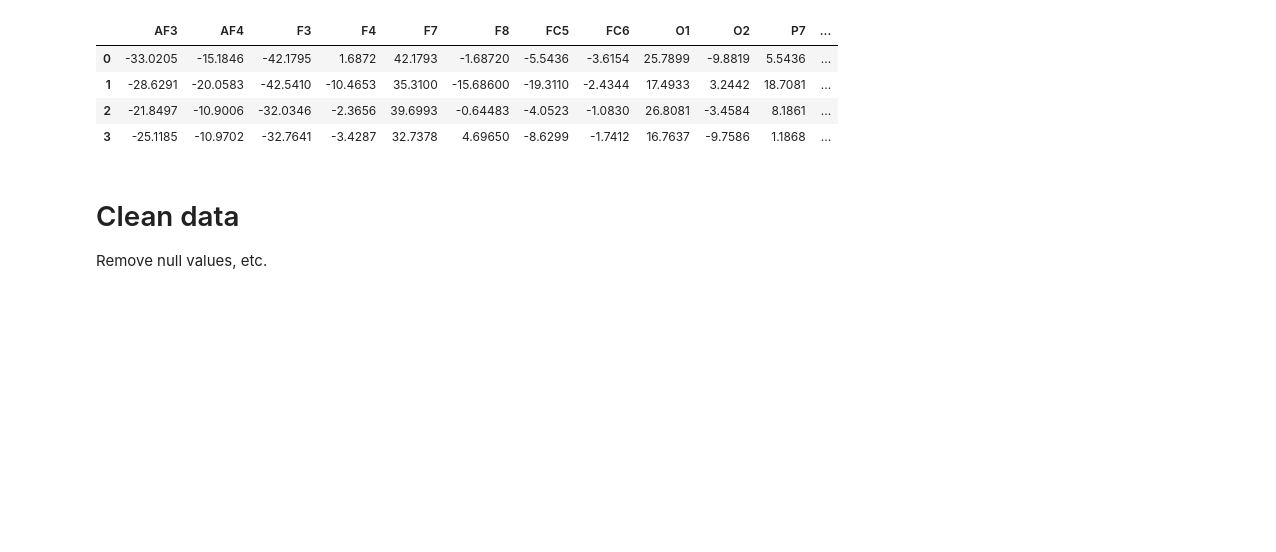
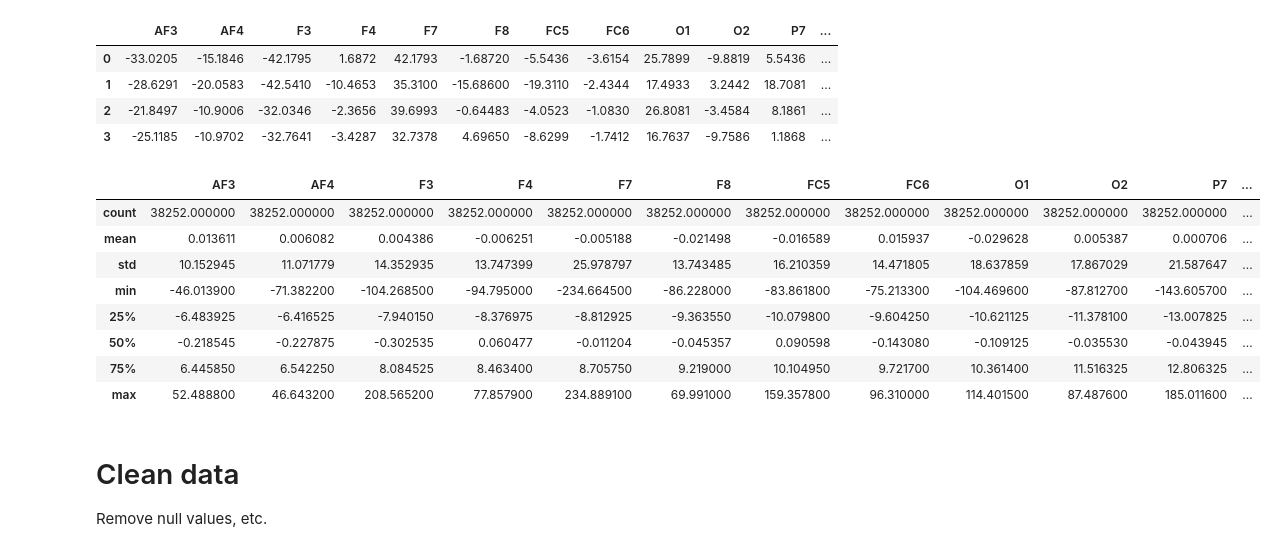
Before and after one commit to sunyshore/eeg, a Jupyter notebook: camp_qmind/camp_qmind.ipynb, the cells around one changed output. Cells and saved outputs as stored; diff of their text form; code cells hidden in the pictures; blank space fills up the shorter version.

```diff
--- a/camp_qmind/camp_qmind.ipynb
+++ b/camp_qmind/camp_qmind.ipynb
@@ -11,6 +14,19 @@ data.head(4)
 | 1 | -28.6291 | -20.0583 | -42.5410 | -10.4653 | 35.3100 | -15.68600 | -19.3110 | -2.4344 | 17.4933 | 3.2442 | 18.7081 | ... |
 | 2 | -21.8497 | -10.9006 | -32.0346 | -2.3656 | 39.6993 | -0.64483 | -4.0523 | -1.0830 | 26.8081 | -3.4584 | 8.1861 | ... |
 | 3 | -25.1185 | -10.9702 | -32.7641 | -3.4287 | 32.7378 | 4.69650 | -8.6299 | -1.7412 | 16.7637 | -9.7586 | 1.1868 | ... |
+# %%
+stats_summary = data.describe()
+stats_summary
+# %% [output]
+|  | AF3 | AF4 | F3 | F4 | F7 | F8 | FC5 | FC6 | O1 | O2 | P7 | ... |
+| count | 38252.000000 | 38252.000000 | 38252.000000 | 38252.000000 | 38252.000000 | 38252.000000 | 38252.000000 | 38252.000000 | 38252.000000 | 38252.000000 | 38252.000000 | ... |
+| mean | 0.013611 | 0.006082 | 0.004386 | -0.006251 | -0.005188 | -0.021498 | -0.016589 | 0.015937 | -0.029628 | 0.005387 | 0.000706 | ... |
+| std | 10.152945 | 11.071779 | 14.352935 | 13.747399 | 25.978797 | 13.743485 | 16.210359 | 14.471805 | 18.637859 | 17.867029 | 21.587647 | ... |
+| min | -46.013900 | -71.382200 | -104.268500 | -94.795000 | -234.664500 | -86.228000 | -83.861800 | -75.213300 | -104.469600 | -87.812700 | -143.605700 | ... |
+| 25% | -6.483925 | -6.416525 | -7.940150 | -8.376975 | -8.812925 | -9.363550 | -10.079800 | -9.604250 | -10.621125 | -11.378100 | -13.007825 | ... |
+| 50% | -0.218545 | -0.227875 | -0.302535 | 0.060477 | -0.011204 | -0.045357 | 0.090598 | -0.143080 | -0.109125 | -0.035530 | -0.043945 | ... |
+| 75% | 6.445850 | 6.542250 | 8.084525 | 8.463400 | 8.705750 | 9.219000 | 10.104950 | 9.721700 | 10.361400 | 11.516325 | 12.806325 | ... |
+| max | 52.488800 | 46.643200 | 208.565200 | 77.857900 | 234.889100 | 69.991000 | 159.357800 | 96.310000 | 114.401500 | 87.487600 | 185.011600 | ... |
 # %% [markdown]
 # Clean data
 Remove null values, etc.
```
Also changed, not shown: parts of 7 cells of this notebook.
